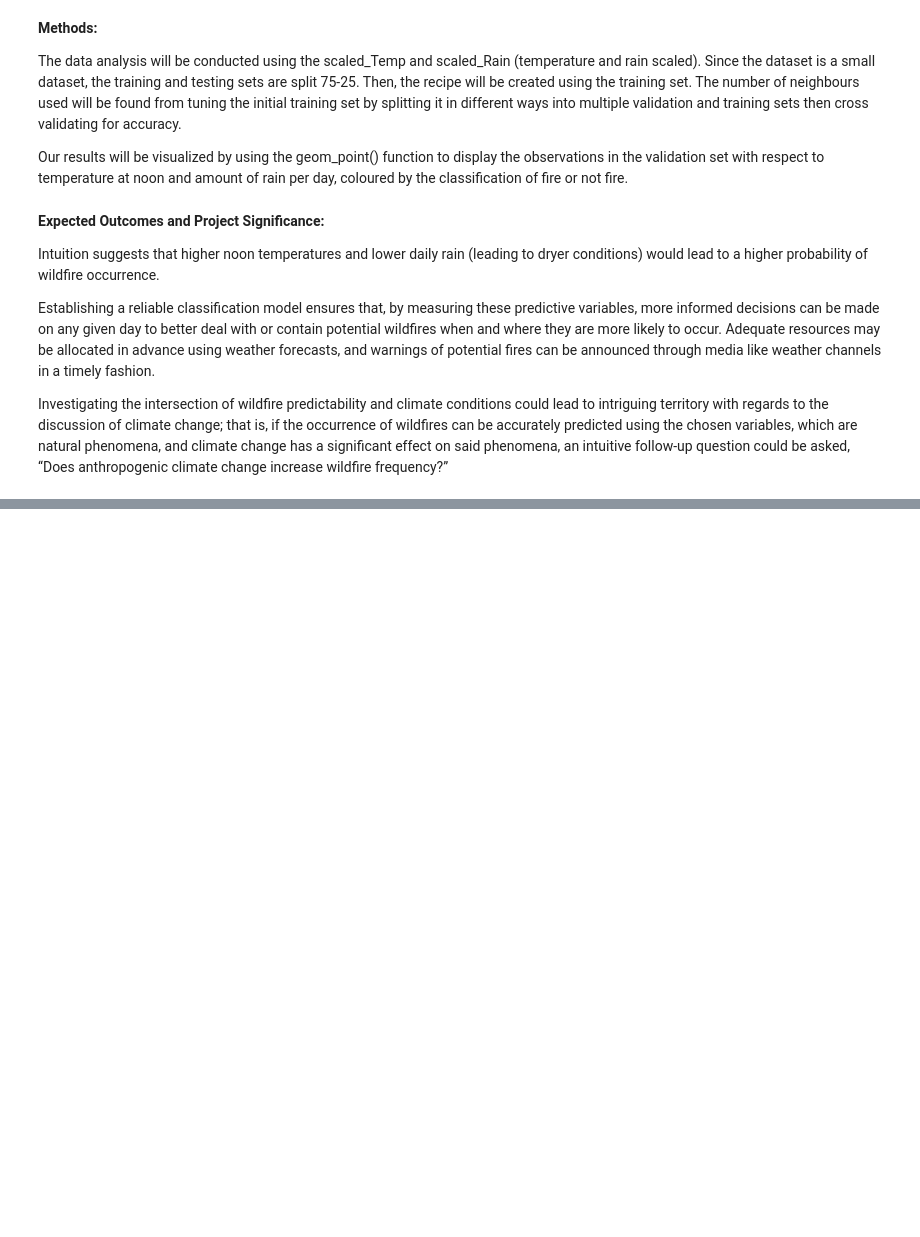
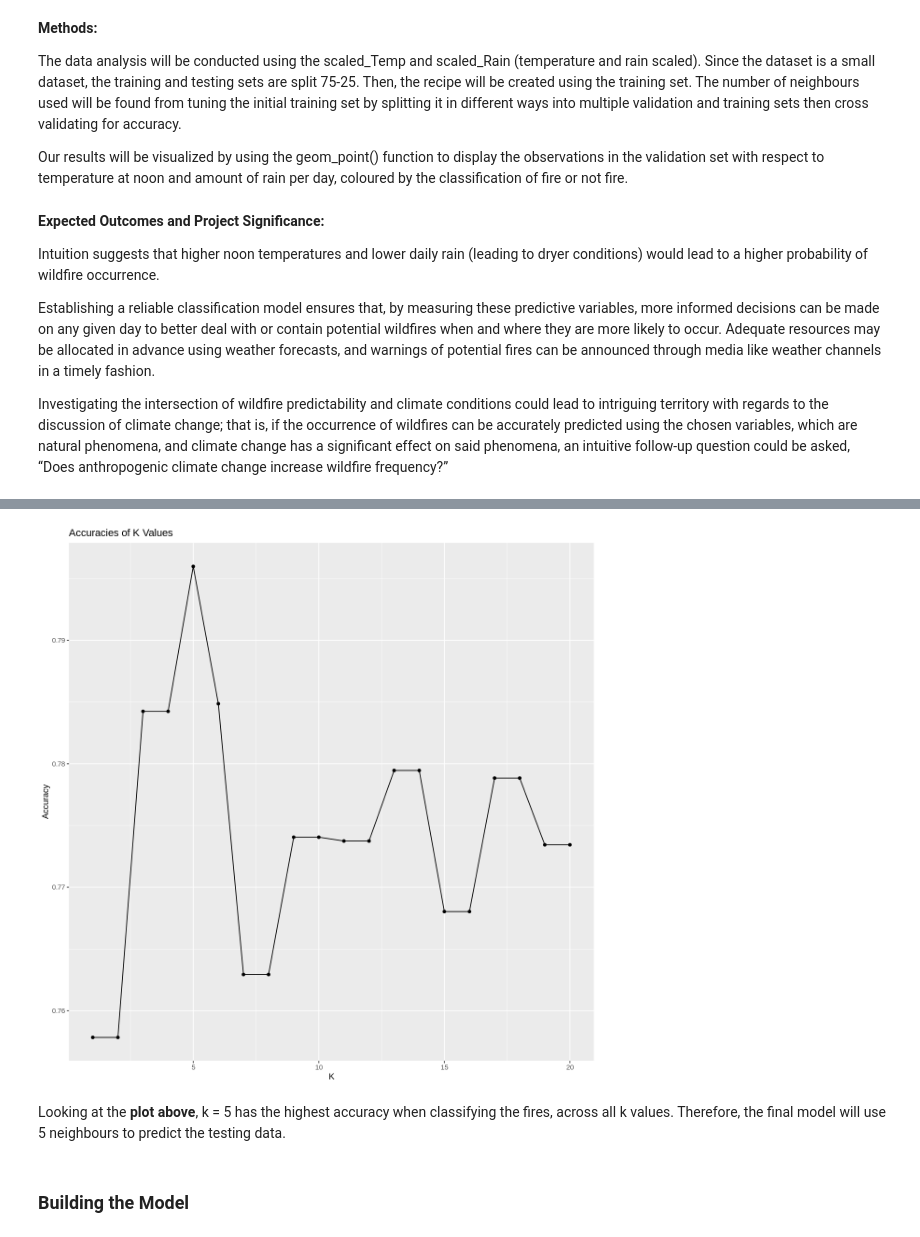
Before and after one commit to deckyblue/DSCI100_Final_Project, a Jupyter notebook: DSCI_project.ipynb, the cells around one changed output, grey strips where cells are left out. Cells and saved outputs as stored; diff of their text form; code cells hidden in the pictures; blank space fills up the shorter version.

```diff
--- a/DSCI_project.ipynb
+++ b/DSCI_project.ipynb
@@ -294,0 +281,5 @@ Investigating  the intersection of wildfire predictability and climate condition
+# %%
+forest_fire_recipe <- recipe(Class ~ Temperature + Rain + RH, data = forest_fire_train) %>%
+    step_scale(all_predictors()) %>%
+    step_center(all_predictors())
+forest_fire_recipe
@@ -294,0 +301,4 @@ Investigating  the intersection of wildfire predictability and climate condition
+# %%
+forest_fire_tune <- nearest_neighbor(weight_func = "rectangular", neighbors = tune()) %>%
+      set_engine("kknn") %>%
+      set_mode("classification")
@@ -294,0 +309,11 @@ Investigating  the intersection of wildfire predictability and climate condition
+# %%
+forest_fire_vfold <- vfold_cv(forest_fire_train, v = 5, strata = Class)
+# %%
+gridvals <- tibble(neighbors = seq(1:20))
+forest_fire_accuracies <- workflow() %>%
+    add_recipe(forest_fire_recipe) %>%
+    add_model(forest_fire_tune) %>%
+    tune_grid(resamples = forest_fire_vfold, grid = gridvals) %>%
+    collect_metrics() %>%
+    filter(.metric == "accuracy")
+forest_fire_accuracies
@@ -294,0 +340,15 @@ Investigating  the intersection of wildfire predictability and climate condition
+# %%
+options(repr.plot.width = 10, repr.plot.height = 10)
+forest_fire_accuracies_plot <- forest_fire_accuracies %>%
+    ggplot(aes(x = neighbors, y = mean)) +
+        geom_point() +
+        geom_line() +
+        labs(x = "K", y = "Accuracy") +
+        ggtitle("Accuracies of K Values")
+forest_fire_accuracies_plot
+# %% [output]
+[figure, added]
+# %% [markdown]
+Looking at the **plot above**, k = 5 has the highest accuracy when classifying the fires, across all k values. Therefore, the final model will use 5 neighbours to predict the testing data.
+# %% [markdown]
+### Building the Model
```
Also changed, not shown: parts of 19 cells of this notebook.
